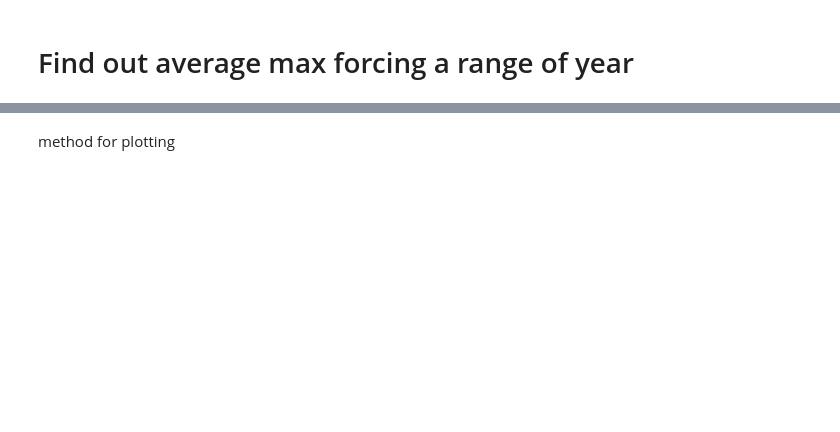
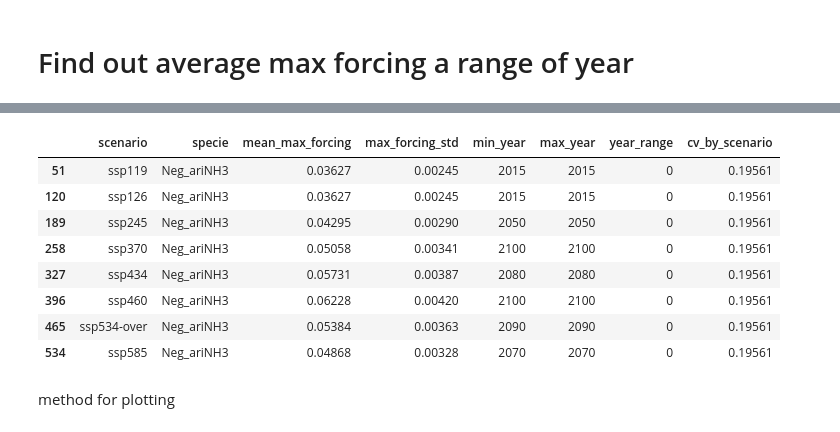
Before and after one commit to xuxingcheng/FAIR-emission-climate-model, a Jupyter notebook: Max Forcing Analysis.ipynb, the cells around one changed output, grey strips where cells are left out. Saved outputs shown, nothing was run; the diff lists cells and outputs as text; code cells hidden in the pictures; blank space fills up the shorter version.

```diff
--- a/Max Forcing Analysis.ipynb
+++ b/Max Forcing Analysis.ipynb
@@ -157,7 +161,7 @@ for i in range(np.size(configs)):
 # %%
 def to_darray(specie_array, specie_name, model):
     # trim the shape, add 0
-    specie_array_resized = np.zeros((551, 8, 841))
+    specie_array_resized = np.zeros((551, len(model.forcing['scenario']), 841))
     original_shape = specie_array.shape
     specie_array_resized[:original_shape[0], :original_shape[1], :original_shape[2]] = specie_array
 
@@ -179,7 +183,12 @@ o3VOC_da = to_darray(o3VOC, 'o3VOC', f)
 o3CO_da = to_darray(o3CO, 'o3CO', f)
 o3ariNOx_da = to_darray(o3ariNOx, 'o3ariNOx', f)
 
+Neg_ariNH3_da = to_darray(-ariNH3, 'Neg_ariNH3', f)
+Neg_o3VOC_da = to_darray(-o3VOC, 'Neg_o3VOC', f)
+Neg_o3CO_da = to_darray(-o3CO, 'Neg_o3CO', f)
+Neg_o3ariNOx_da = to_darray(-o3ariNOx, 'Neg_o3ariNOx', f)
+
 
 forcing_clone = f.forcing.copy()
-forcing_clone = xr.concat([forcing_clone, ariNH3_da, o3CO_da, o3VOC_da, o3ariNOx_da], dim="specie")
+forcing_clone = xr.concat([forcing_clone, ariNH3_da, o3CO_da, o3VOC_da, o3ariNOx_da, Neg_ariNH3_da, Neg_o3CO_da, Neg_o3VOC_da, Neg_o3ariNOx_da], dim="specie")
 forcing_clone.specie
@@ -245,0 +379,12 @@ summary_df
+# %%
+summary_rcimp[summary_rcimp['specie'] == 'Neg_ariNH3']
+# %% [output]
+|  | scenario | specie | mean_max_forcing | max_forcing_std | min_year | max_year | year_range | cv_by_scenario |
+| 51 | ssp119 | Neg_ariNH3 | 0.03627 | 0.00245 | 2015 | 2015 | 0 | 0.19561 |
+| 120 | ssp126 | Neg_ariNH3 | 0.03627 | 0.00245 | 2015 | 2015 | 0 | 0.19561 |
+| 189 | ssp245 | Neg_ariNH3 | 0.04295 | 0.00290 | 2050 | 2050 | 0 | 0.19561 |
+| 258 | ssp370 | Neg_ariNH3 | 0.05058 | 0.00341 | 2100 | 2100 | 0 | 0.19561 |
+| 327 | ssp434 | Neg_ariNH3 | 0.05731 | 0.00387 | 2080 | 2080 | 0 | 0.19561 |
+| 396 | ssp460 | Neg_ariNH3 | 0.06228 | 0.00420 | 2100 | 2100 | 0 | 0.19561 |
+| 465 | ssp534-over | Neg_ariNH3 | 0.05384 | 0.00363 | 2090 | 2090 | 0 | 0.19561 |
+| 534 | ssp585 | Neg_ariNH3 | 0.04868 | 0.00328 | 2070 | 2070 | 0 | 0.19561 |
```
Also changed, not shown: parts of 24 cells of this notebook, 3 other files.
